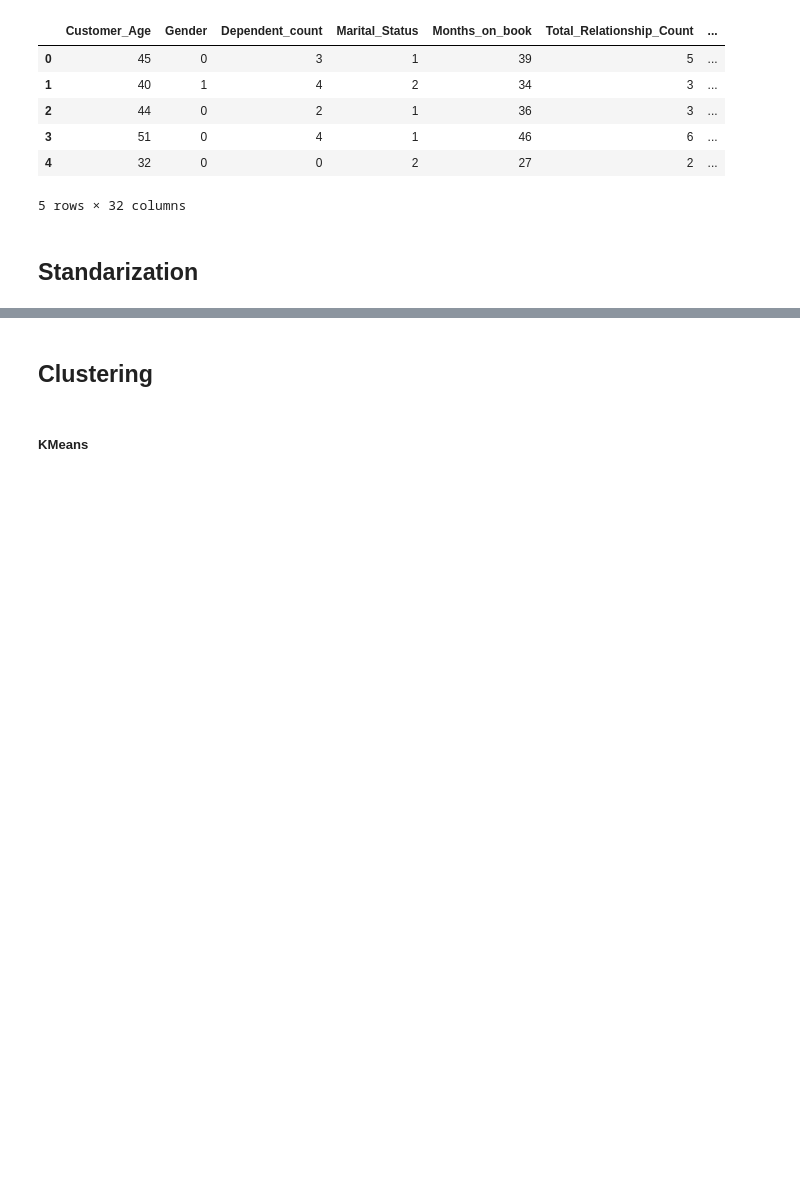
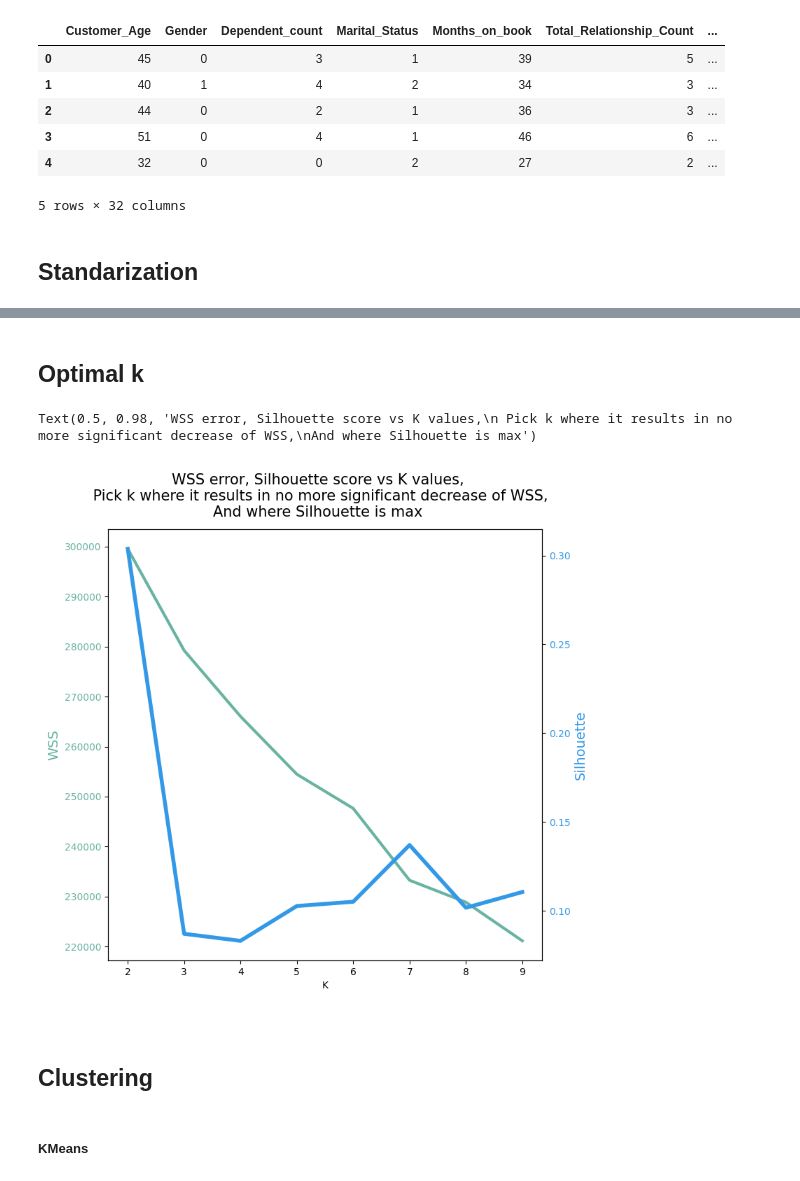
Before and after one commit to anilembel/Churn_Prediction_Becode, a Jupyter notebook: 4_modeling/clustering.ipynb, the cells around one changed output, grey strips where cells are left out. Cells and saved outputs as stored; diff of their text form; code cells hidden in the pictures; blank space fills up the shorter version.

```diff
--- a/4_modeling/clustering.ipynb
+++ b/4_modeling/clustering.ipynb
@@ -67,3 +122,57 @@ data_scaled = scaler.transform(data)
+# %% [markdown]
+## Optimal k
+# %%
+# Optimal k
+# Elbow & Silhouette Score
+from sklearn.metrics import silhouette_samples, silhouette_score
+from matplotlib import pyplot as plt
+
+# WSS error is the Within-cluster sum of squared error
+
+wss = []
+silhouette_avg = []
+#deciding k range-here the dataset has few rows thats why i am taking k range (1,10)
+k_rng = range(2,10)
+#perform iterations
+for k in k_rng:
+    kmeans = KMeans(n_clusters=k, init='random', n_init="auto") # 10 iteration, returns best result for inertia
+    kmeans.fit(data_scaled)
+    cluster_labels = kmeans.labels_
+
+    # Elbow
+    wss.append(kmeans.inertia_)
+
+    # Silhouette
+    silhouette_scr = silhouette_score(data_scaled, cluster_labels)
+    # print(f"For n_clusters = {k}\nThe average silhouette_score is :{silhouette_scr}")
+    silhouette_avg.append(silhouette_scr)
+
+
+# plt.title('WSS error vs K values\n Pick k where it will result in no more significant decrease of WSS')
+# plt.xlabel('K')
+# plt.ylabel('Within-cluster sum of squared error')
+
+COLOR_WSS = "#69b3a2"
+COLOR_SILHOUETTE = "#3399e6"
+fig, ax1 = plt.subplots(figsize=(8, 8))
+# second y axis
+ax2 = ax1.twinx()
+
+ax1.plot(k_rng, wss, color=COLOR_WSS, lw=3)
+ax2.plot(k_rng, silhouette_avg, color=COLOR_SILHOUETTE, lw=4)
+
+ax1.set_xlabel("K")
+ax1.set_ylabel("WSS", color=COLOR_WSS, fontsize=14)
+ax1.tick_params(axis="y", labelcolor=COLOR_WSS)
+
+ax2.set_ylabel("Silhouette", color=COLOR_SILHOUETTE, fontsize=14)
+ax2.tick_params(axis="y", labelcolor=COLOR_SILHOUETTE)
+
+fig.suptitle("WSS error, Silhouette score vs K values,\n Pick k where it results in no more significant decrease of WSS,\nAnd where Silhouette is max", fontsize=15)
+# plt.close()
+# %% [output]
+Text(0.5, 0.98, 'WSS error, Silhouette score vs K values,\n Pick k where it results in no more significant decrease of WSS,\nAnd where Silhouette is max')
+[figure, added]
 # %% [markdown]
 ## Clustering
 # %% [markdown]
```
Also changed, not shown: parts of 18 cells of this notebook.
